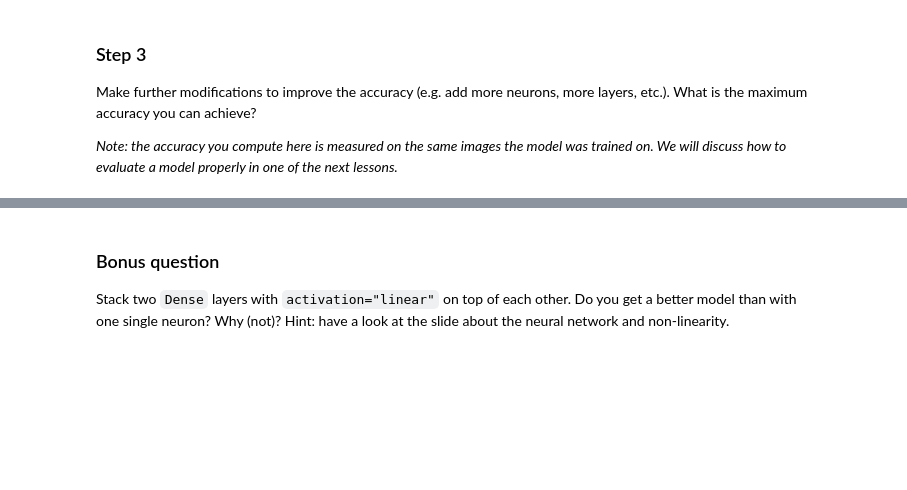
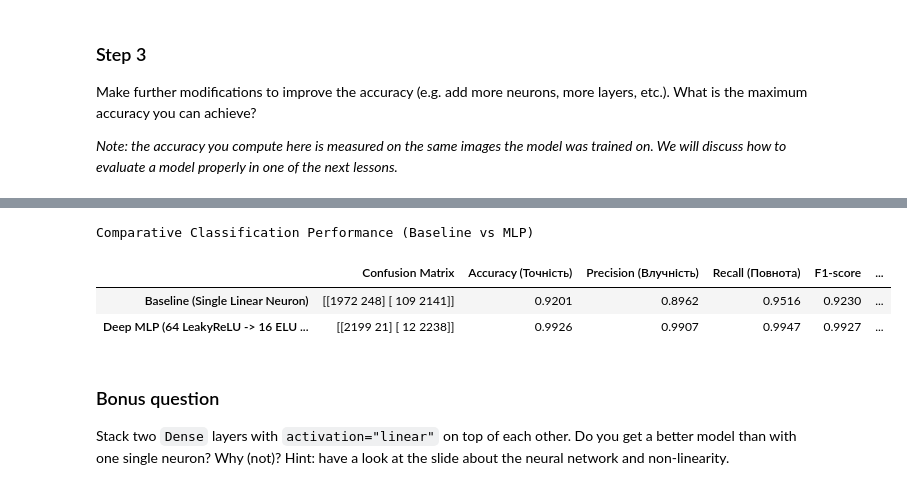
Before and after one commit to BogdanPinchuk/ComputerVision-PBY_HW12, a Jupyter notebook: Bohdan_Pinchuk_CV_HW12.ipynb, the cells around one changed output, grey strips where cells are left out. Saved outputs shown, nothing was run; the diff lists cells and outputs as text; code cells hidden in the pictures; blank space fills up the shorter version.

```diff
--- a/Bohdan_Pinchuk_CV_HW12.ipynb
+++ b/Bohdan_Pinchuk_CV_HW12.ipynb
@@ -427,3 +604,23 @@ Make further modifications to improve the accuracy (e.g. add more neurons, more
+# %%
+# Comparing models
+
+from apps.reporter import Reporter
+
+# Input data
+models_comparison = [
+    ("Baseline (Single Linear Neuron)", df_metrics_single),
+    ("Deep MLP (64 LeakyReLU -> 16 ELU -> 1 Sigmoid)", df_metrics_mlp),
+]
+
+# Solution
+
+# Print results
+Reporter.print_concat_pd_reports(models_comparison, "Comparative Classification Performance (Baseline vs MLP)")
+# %% [output]
+Comparative Classification Performance (Baseline vs MLP)
+|  | Confusion Matrix | Accuracy (Точність) | Precision (Влучність) | Recall (Повнота) | F1-score | ... |
+| Baseline (Single Linear Neuron) | [[1972 248] [ 109 2141]] | 0.9201 | 0.8962 | 0.9516 | 0.9230 | ... |
+| Deep MLP (64 LeakyReLU -> 16 ELU ... | [[2199 21] [ 12 2238]] | 0.9926 | 0.9907 | 0.9947 | 0.9927 | ... |
 # %% [markdown]
 ### Bonus question
 
```
Also changed, not shown: parts of 3 cells of this notebook.
